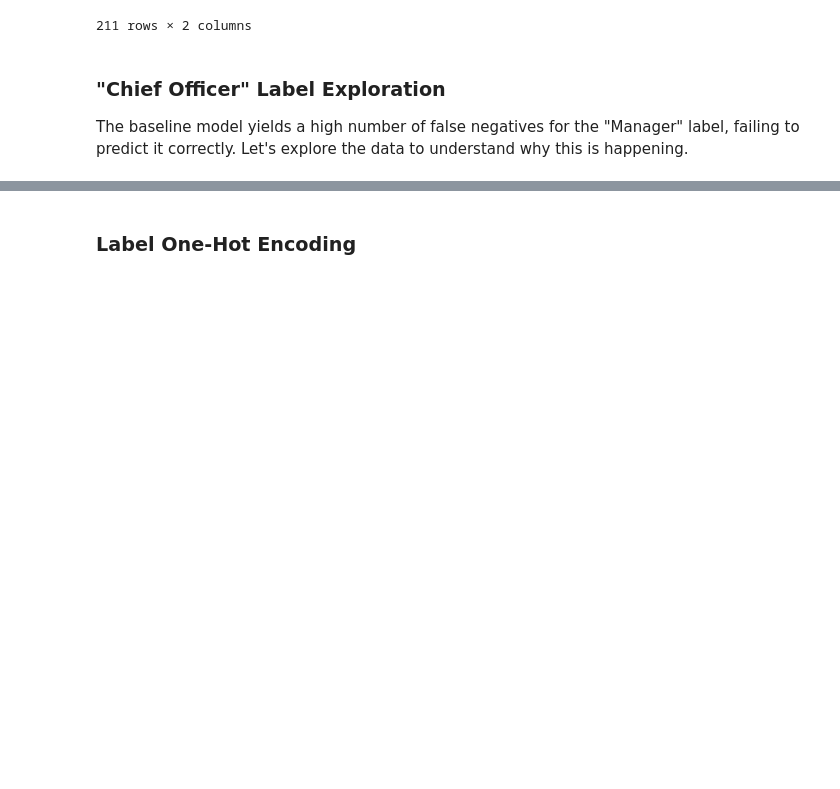
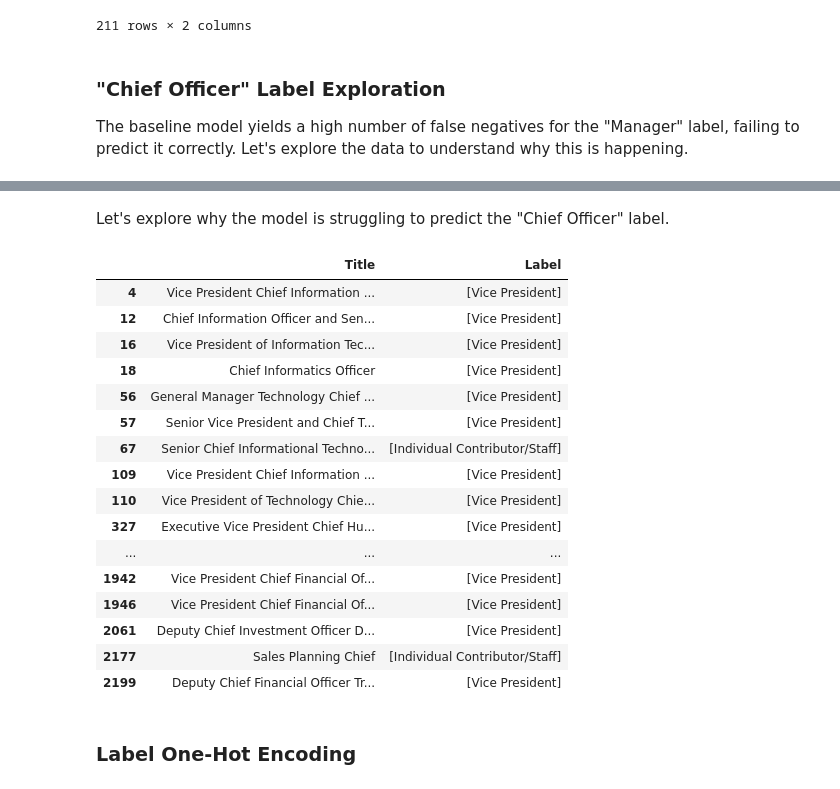
Before and after one commit to anyaachan/JobTitleClassification, a Jupyter notebook: model.ipynb, the cells around one changed output, grey strips where cells are left out. Cells and saved outputs as stored; diff of their text form; code cells hidden in the pictures; blank space fills up the shorter version.

```diff
--- a/model.ipynb
+++ b/model.ipynb
@@ -209,3 +282,31 @@ manager_label_entries.sample(10)
+# %% [markdown]
+Let's explore why the model is struggling to predict the "Chief Officer" label.
+# %%
+filtered_data = job_level_data[
+    job_level_data["Title"].str.contains("Chief") &
+    ~job_level_data["Label"].apply(lambda labels: "Chief Officer" in labels)
+]
+
+selected_rows = job_level_data.loc[filtered_data.index]
+selected_rows
+# %% [output]
+|  | Title | Label |
+| 4 | Vice President Chief Information ... | [Vice President] |
+| 12 | Chief Information Officer and Sen... | [Vice President] |
+| 16 | Vice President of Information Tec... | [Vice President] |
+| 18 | Chief Informatics Officer | [Vice President] |
+| 56 | General Manager Technology Chief ... | [Vice President] |
+| 57 | Senior Vice President and Chief T... | [Vice President] |
+| 67 | Senior Chief Informational Techno... | [Individual Contributor/Staff] |
+| 109 | Vice President Chief Information ... | [Vice President] |
+| 110 | Vice President of Technology Chie... | [Vice President] |
+| 327 | Executive Vice President Chief Hu... | [Vice President] |
+| ... | ... | ... |
+| 1942 | Vice President Chief Financial Of... | [Vice President] |
+| 1946 | Vice President Chief Financial Of... | [Vice President] |
+| 2061 | Deputy Chief Investment Officer D... | [Vice President] |
+| 2177 | Sales Planning Chief | [Individual Contributor/Staff] |
+| 2199 | Deputy Chief Financial Officer Tr... | [Vice President] |
 # %% [markdown]
 ### Label One-Hot Encoding
 # %%
```
Also changed, not shown: parts of 24 cells of this notebook, 3 other files.
